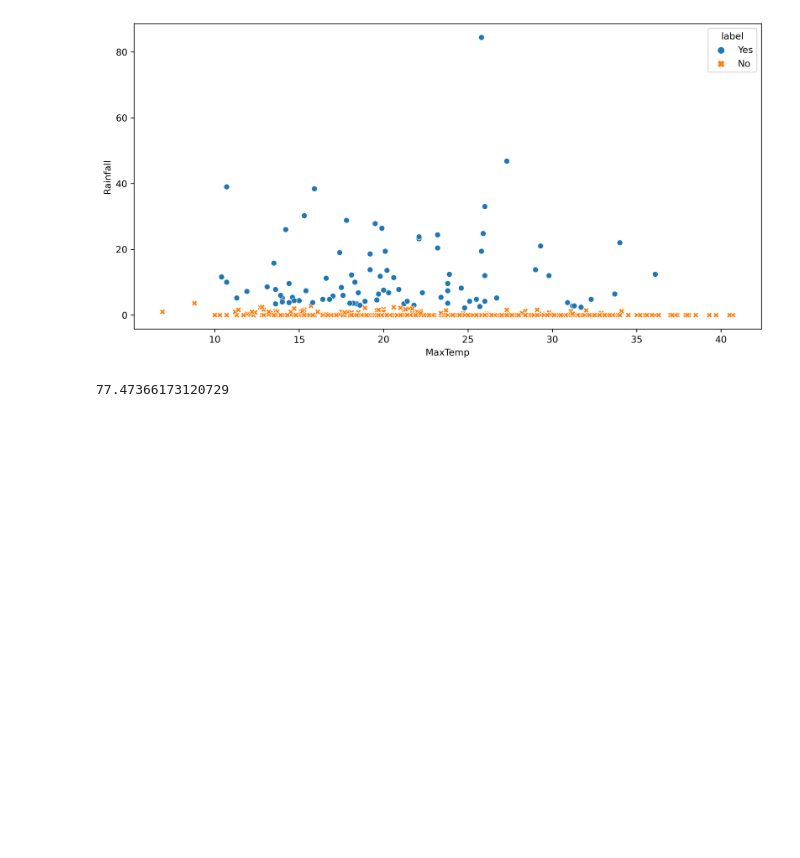
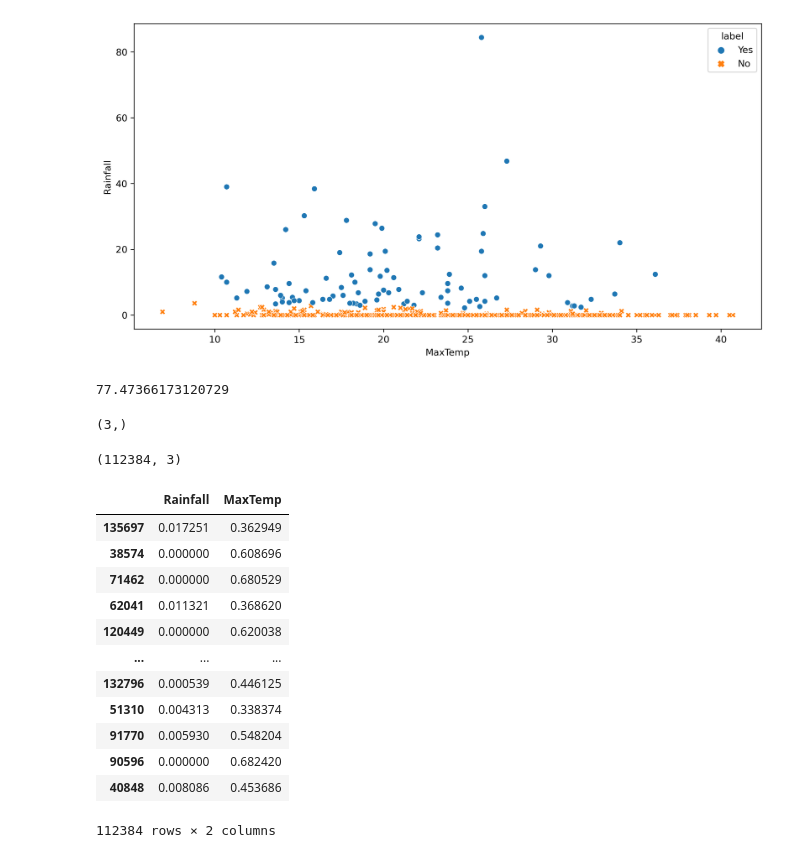
Before and after one commit to ashen007/classification-with-logistic-regression-python-implimatation, a Jupyter notebook: regression for classification.ipynb, the cells around one changed output. Cells and saved outputs as stored; diff of their text form; code cells hidden in the pictures; blank space fills up the shorter version.

```diff
--- a/regression for classification.ipynb
+++ b/regression for classification.ipynb
@@ -100,3 +100,11 @@ plt.show()
 np.mean(test.RainTomorrow == test.label)*100
 # %% [output]
 77.47366173120729
+# %%
+np.zeros(train[['Rainfall','MaxTemp']].shape[1] + 1).shape
+# %% [output]
+(3,)
+# %%
+np.hstack([train[['Rainfall','MaxTemp']], np.ones((train[['Rainfall','MaxTemp']].shape[0], 1))]).shape
+# %% [output]
+(112384, 3)
@@ -102,0 +123,16 @@ np.mean(test.RainTomorrow == test.label)*100
+# %%
+x
+# %% [output]
+|  | Rainfall | MaxTemp |
+| 135697 | 0.017251 | 0.362949 |
+| 38574 | 0.000000 | 0.608696 |
+| 71462 | 0.000000 | 0.680529 |
+| 62041 | 0.011321 | 0.368620 |
+| 120449 | 0.000000 | 0.620038 |
+| ... | ... | ... |
+| 132796 | 0.000539 | 0.446125 |
+| 51310 | 0.004313 | 0.338374 |
+| 91770 | 0.005930 | 0.548204 |
+| 90596 | 0.000000 | 0.682420 |
+| 40848 | 0.008086 | 0.453686 |
+112384 rows × 2 columns
```
Also changed, not shown: parts of 8 cells of this notebook, 1 other file.
